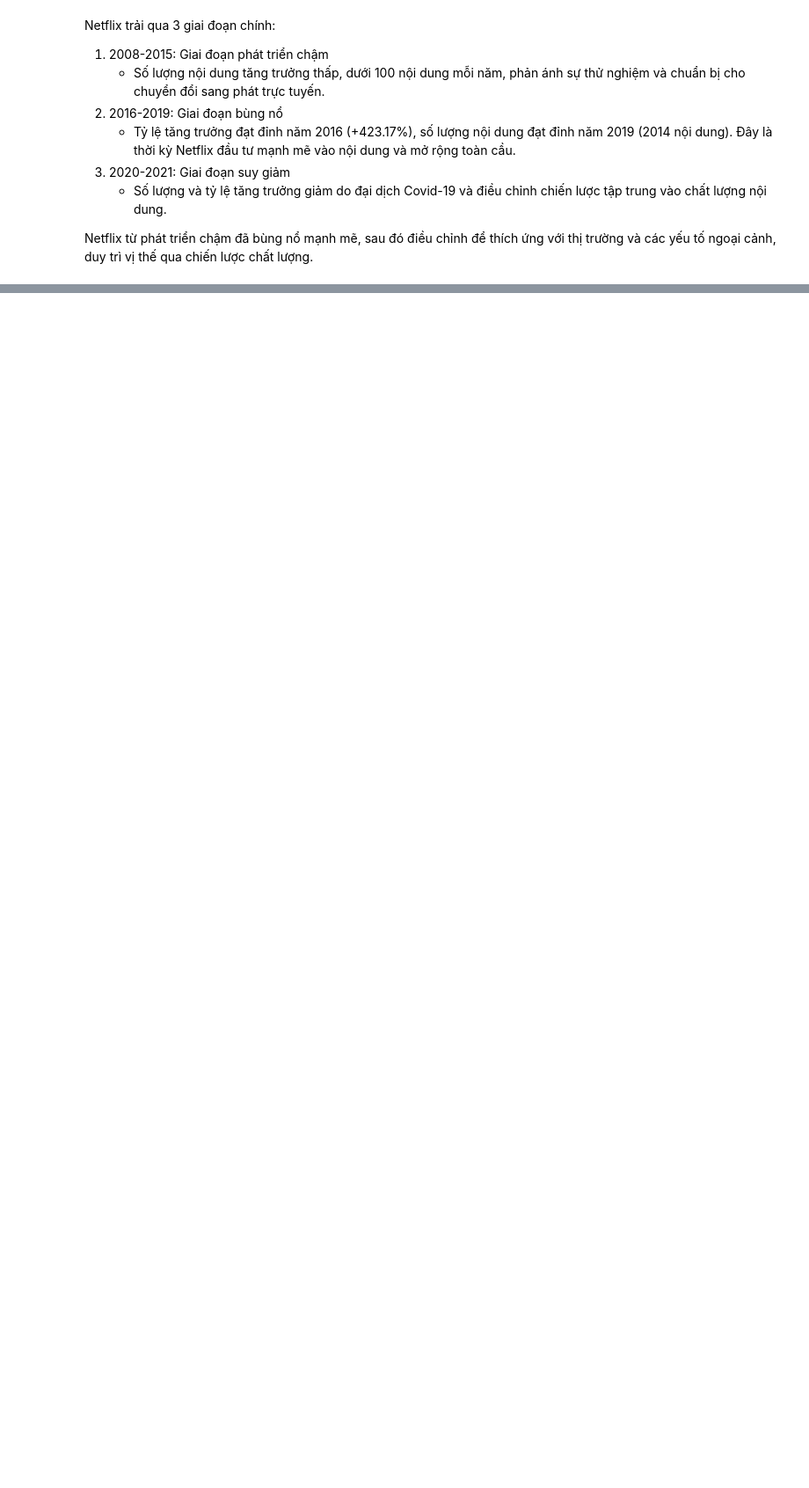
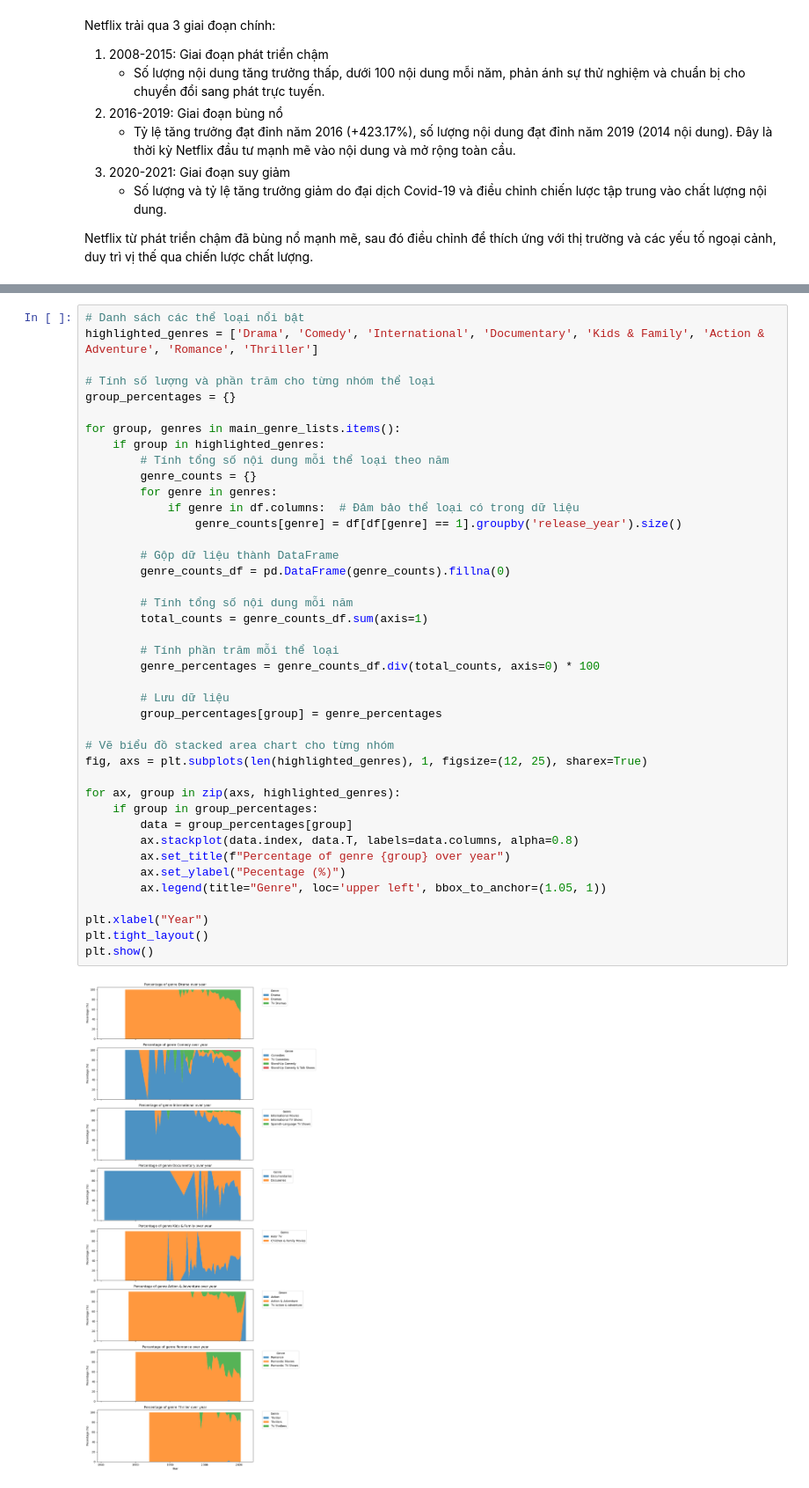
Before and after one commit to kNhung/PDS_FinalProject, a Jupyter notebook: data_questions/knhung_question1.ipynb, the cells around one changed output, grey strips where cells are left out. Shown at 88% size. Drawn from its saved outputs; the diff is of its cells as text; blank space fills up the shorter version.

```diff
--- a/data_questions/knhung_question1.ipynb
+++ b/data_questions/knhung_question1.ipynb
@@ -215,0 +307,43 @@ Index(['Action', 'Action & Adventure', 'Anime Features', 'Anime Series',
+# %%
+# Danh sách các thể loại nổi bật
+highlighted_genres = ['Drama', 'Comedy', 'International', 'Documentary', 'Kids & Family', 'Action & Adventure', 'Romance', 'Thriller']
+
+# Tính số lượng và phần trăm cho từng nhóm thể loại
+group_percentages = {}
+
+for group, genres in main_genre_lists.items():
+    if group in highlighted_genres:
+        # Tính tổng số nội dung mỗi thể loại theo năm
+        genre_counts = {}
+        for genre in genres:
+            if genre in df.columns:  # Đảm bảo thể loại có trong dữ liệu
+                genre_counts[genre] = df[df[genre] == 1].groupby('release_year').size()
+
+        # Gộp dữ liệu thành DataFrame
+        genre_counts_df = pd.DataFrame(genre_counts).fillna(0)
+
+        # Tính tổng số nội dung mỗi năm
+        total_counts = genre_counts_df.sum(axis=1)
+
+        # Tính phần trăm mỗi thể loại
+        genre_percentages = genre_counts_df.div(total_counts, axis=0) * 100
+
+        # Lưu dữ liệu
+        group_percentages[group] = genre_percentages
+
+# Vẽ biểu đồ stacked area chart cho từng nhóm
+fig, axs = plt.subplots(len(highlighted_genres), 1, figsize=(12, 25), sharex=True)
+
+for ax, group in zip(axs, highlighted_genres):
+    if group in group_percentages:
+        data = group_percentages[group]
+        ax.stackplot(data.index, data.T, labels=data.columns, alpha=0.8)
+        ax.set_title(f"Percentage of genre {group} over year")
+        ax.set_ylabel("Pecentage (%)")
+        ax.legend(title="Genre", loc='upper left', bbox_to_anchor=(1.05, 1))
+
+plt.xlabel("Year")
+plt.tight_layout()
+plt.show()
+# %% [output]
+[figure, added]
```
Also changed, not shown: parts of 31 cells of this notebook, 1 other file.
